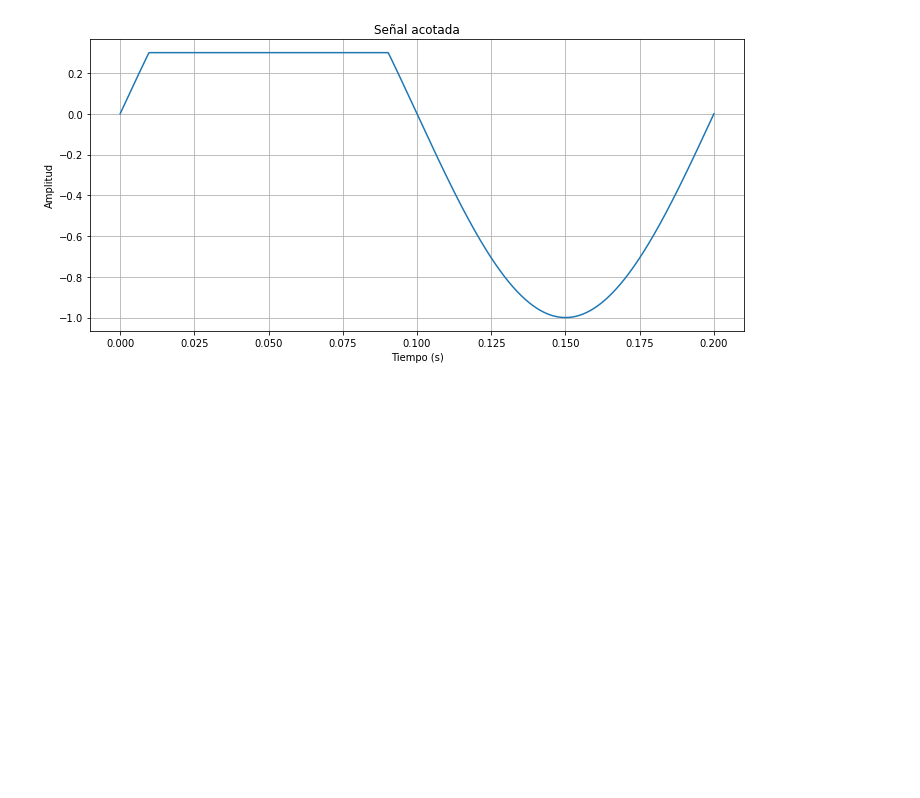
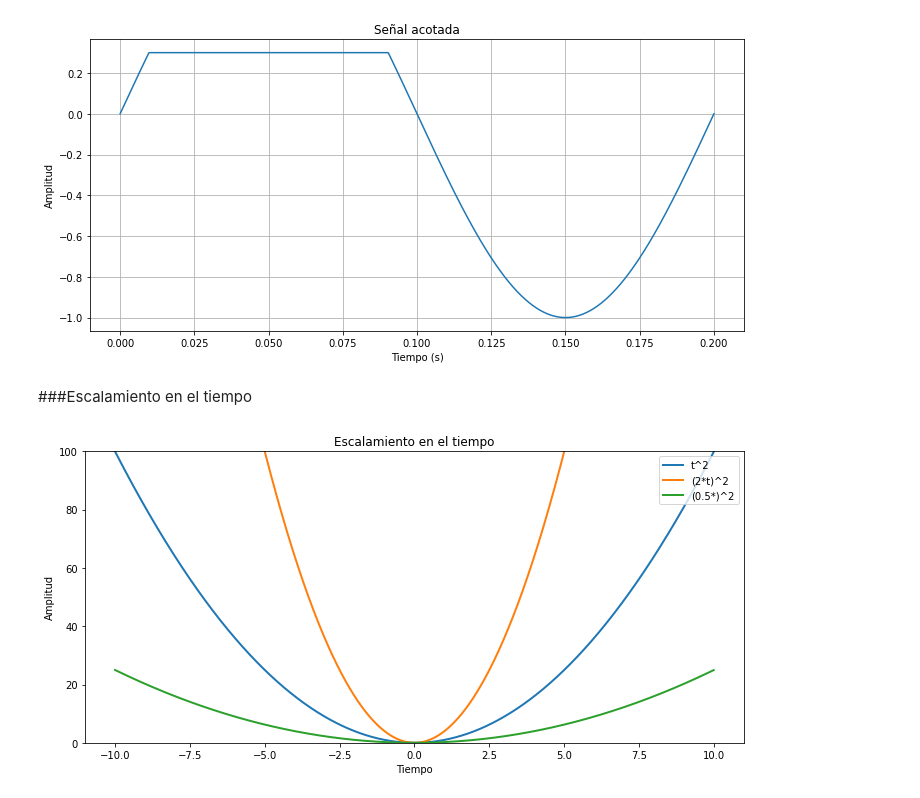
Before and after one commit to avilagab/Circuits, a Jupyter notebook: SYS/SYS01.ipynb, the cells around one changed output. Drawn from its saved outputs; the diff is of its cells as text; code cells hidden in the pictures; blank space fills up the shorter version.

Commit message:
Se incluye escalamiento y desplazamiento

```diff
--- a/SYS/SYS01.ipynb
+++ b/SYS/SYS01.ipynb
@@ -136,3 +136,26 @@ plt.grid(True)
 plt.show()
 # %% [output]
 [figure]
+# %% [markdown]
+###Escalamiento en el tiempo
+# %%
+#La variable independiente t se tomará en el rango [-10,10] y se graficará cada 0.01 segundos.
+t = np.arange(-10, 10, 0.01)
+t0 = 1
+# Señal a graficar
+x1 = t**2
+x2 = (2*t)**2
+x3 = (0.5*t)**2
+# Configuración de la gráfica en particular que se va a dibujar
+fig, axs = plt.subplots()
+axs.set_title("Escalamiento en el tiempo")
+axs.plot(t, x1, color='C0', linewidth=2, label = 't^2')
+axs.plot(t, x2, color='C1', linewidth=2, label = '(2*t)^2')
+axs.plot(t, x3, color='C2', linewidth=2, label = '(0.5*)^2')
+axs.set_xlabel("Tiempo")
+axs.set_ylabel("Amplitud")
+plt.ylim([0, 100])
+plt.legend(loc='upper right')
+plt.show()
+# %% [output]
+[figure, added]
```
Also changed, not shown: parts of 2 cells of this notebook.
